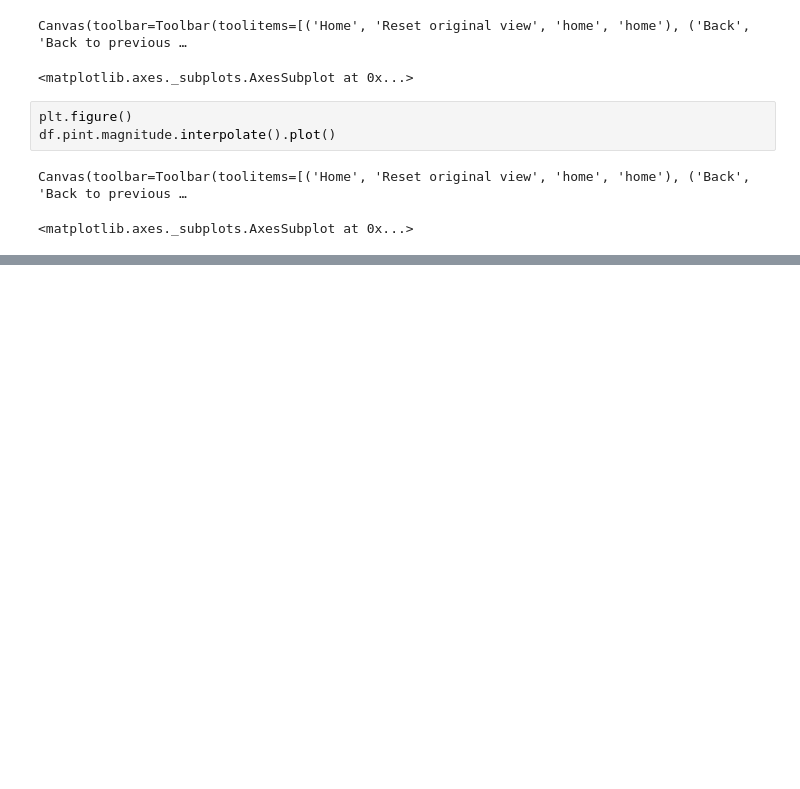
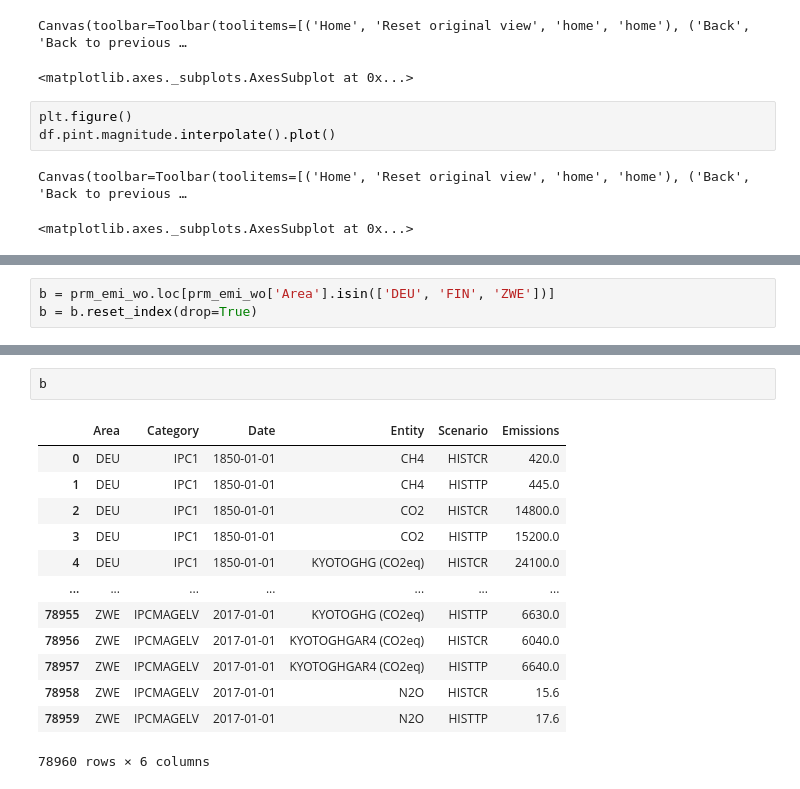
Before and after one commit to pik-piam/primap, a Jupyter notebook: data structures/evaluate_pandas.ipynb, the cells around one changed output, grey strips where cells are left out. Cells and saved outputs as stored; diff of their text form; blank space fills up the shorter version.

```diff
--- a/data structures/evaluate_pandas.ipynb
+++ b/data structures/evaluate_pandas.ipynb
@@ -853,0 +921,3 @@ Canvas(toolbar=Toolbar(toolitems=[('Home', 'Reset original view', 'home', 'home'
+# %%
+b = prm_emi_wo.loc[prm_emi_wo['Area'].isin(['DEU', 'FIN', 'ZWE'])]
+b = b.reset_index(drop=True)
@@ -853,0 +940,16 @@ Canvas(toolbar=Toolbar(toolitems=[('Home', 'Reset original view', 'home', 'home'
+# %%
+b
+# %% [output]
+|  | Area | Category | Date | Entity | Scenario | Emissions |
+| 0 | DEU | IPC1 | 1850-01-01 | CH4 | HISTCR | 420.0 |
+| 1 | DEU | IPC1 | 1850-01-01 | CH4 | HISTTP | 445.0 |
+| 2 | DEU | IPC1 | 1850-01-01 | CO2 | HISTCR | 14800.0 |
+| 3 | DEU | IPC1 | 1850-01-01 | CO2 | HISTTP | 15200.0 |
+| 4 | DEU | IPC1 | 1850-01-01 | KYOTOGHG (CO2eq) | HISTCR | 24100.0 |
+| ... | ... | ... | ... | ... | ... | ... |
+| 78955 | ZWE | IPCMAGELV | 2017-01-01 | KYOTOGHG (CO2eq) | HISTTP | 6630.0 |
+| 78956 | ZWE | IPCMAGELV | 2017-01-01 | KYOTOGHGAR4 (CO2eq) | HISTCR | 6040.0 |
+| 78957 | ZWE | IPCMAGELV | 2017-01-01 | KYOTOGHGAR4 (CO2eq) | HISTTP | 6640.0 |
+| 78958 | ZWE | IPCMAGELV | 2017-01-01 | N2O | HISTCR | 15.6 |
+| 78959 | ZWE | IPCMAGELV | 2017-01-01 | N2O | HISTTP | 17.6 |
+78960 rows × 6 columns
```
Also changed, not shown: parts of 31 cells of this notebook.
